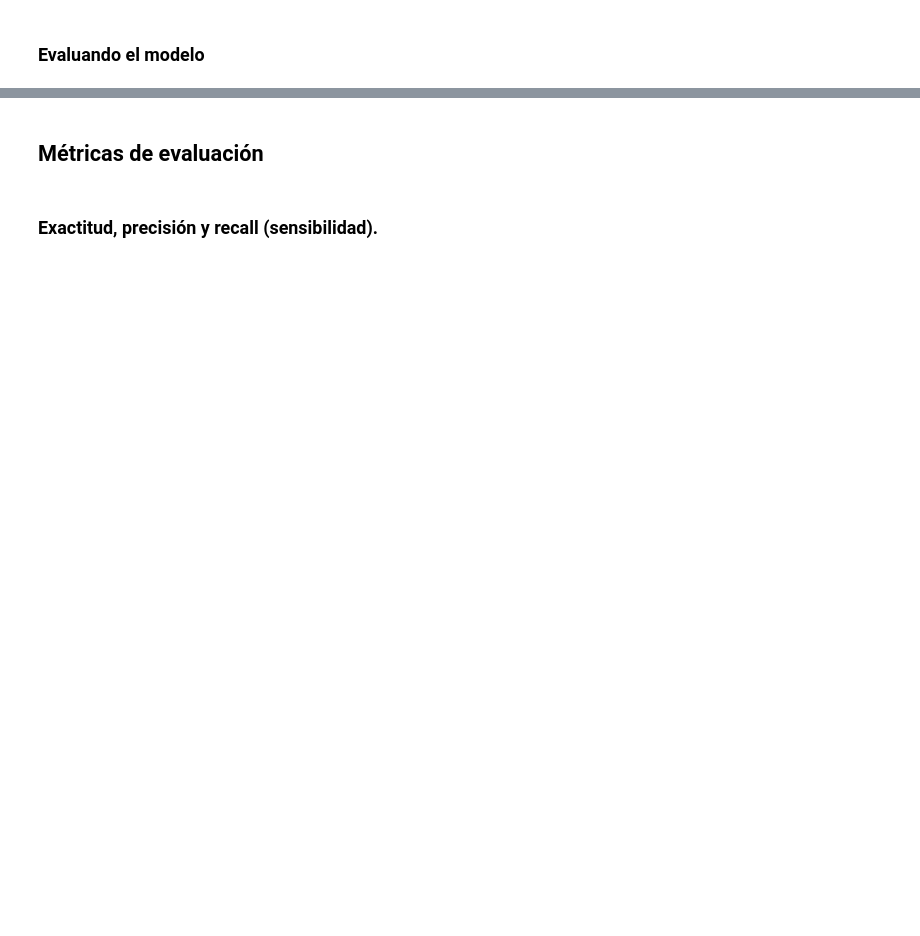
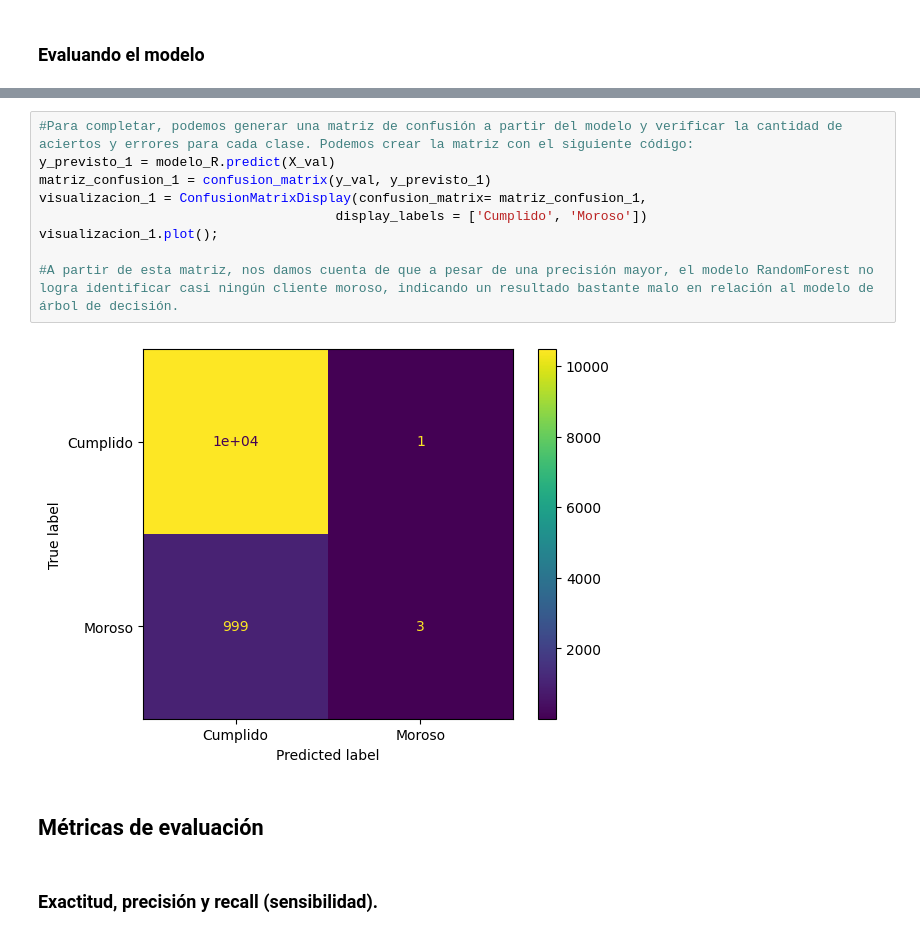
Before and after one commit to Starleen1996/Machine_Learning_modelos, a Jupyter notebook: Clasificacion_validacion_y_metricas.ipynb, the cells around one changed output, grey strips where cells are left out. Saved outputs shown, nothing was run; the diff lists cells and outputs as text; blank space fills up the shorter version.

```diff
--- a/Clasificacion_validacion_y_metricas.ipynb
+++ b/Clasificacion_validacion_y_metricas.ipynb
@@ -35,3 +156,14 @@ Con el objetivo de verificar la capacidad de generalización de un modelo, debem
+# %%
+#Para completar, podemos generar una matriz de confusión a partir del modelo y verificar la cantidad de aciertos y errores para cada clase. Podemos crear la matriz con el siguiente código:
+y_previsto_1 = modelo_R.predict(X_val)
+matriz_confusion_1 = confusion_matrix(y_val, y_previsto_1)
+visualizacion_1 = ConfusionMatrixDisplay(confusion_matrix= matriz_confusion_1,
+                                      display_labels = ['Cumplido', 'Moroso'])
+visualizacion_1.plot();
+
+#A partir de esta matriz, nos damos cuenta de que a pesar de una precisión mayor, el modelo RandomForest no logra identificar casi ningún cliente moroso, indicando un resultado bastante malo en relación al modelo de árbol de decisión.
+# %% [output]
+[figure, added]
 # %% [markdown]
 ## <font color='dark'>Métricas de evaluación</h1>
 # %% [markdown]
```
Also changed, not shown: parts of 20 cells of this notebook.
